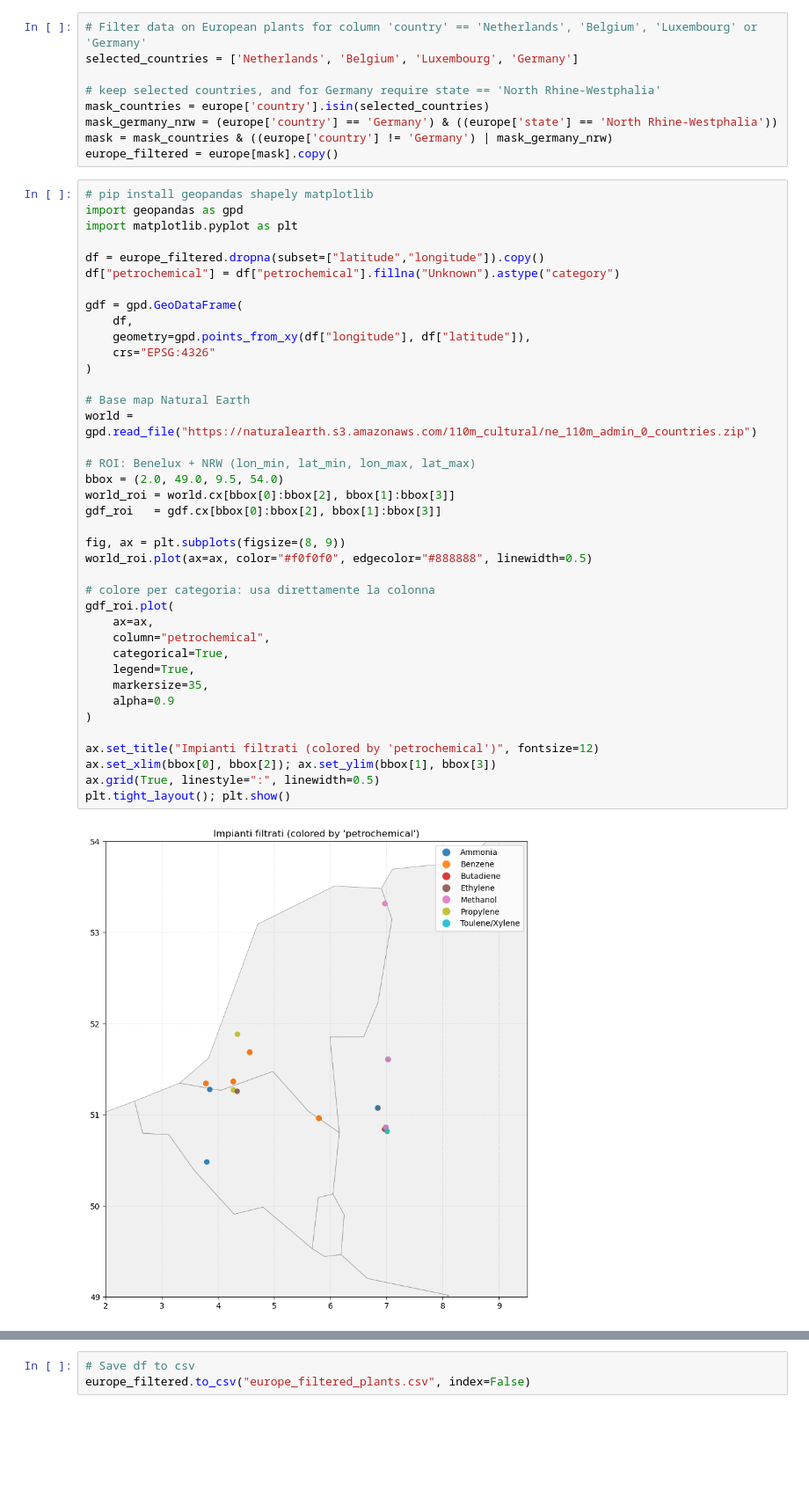
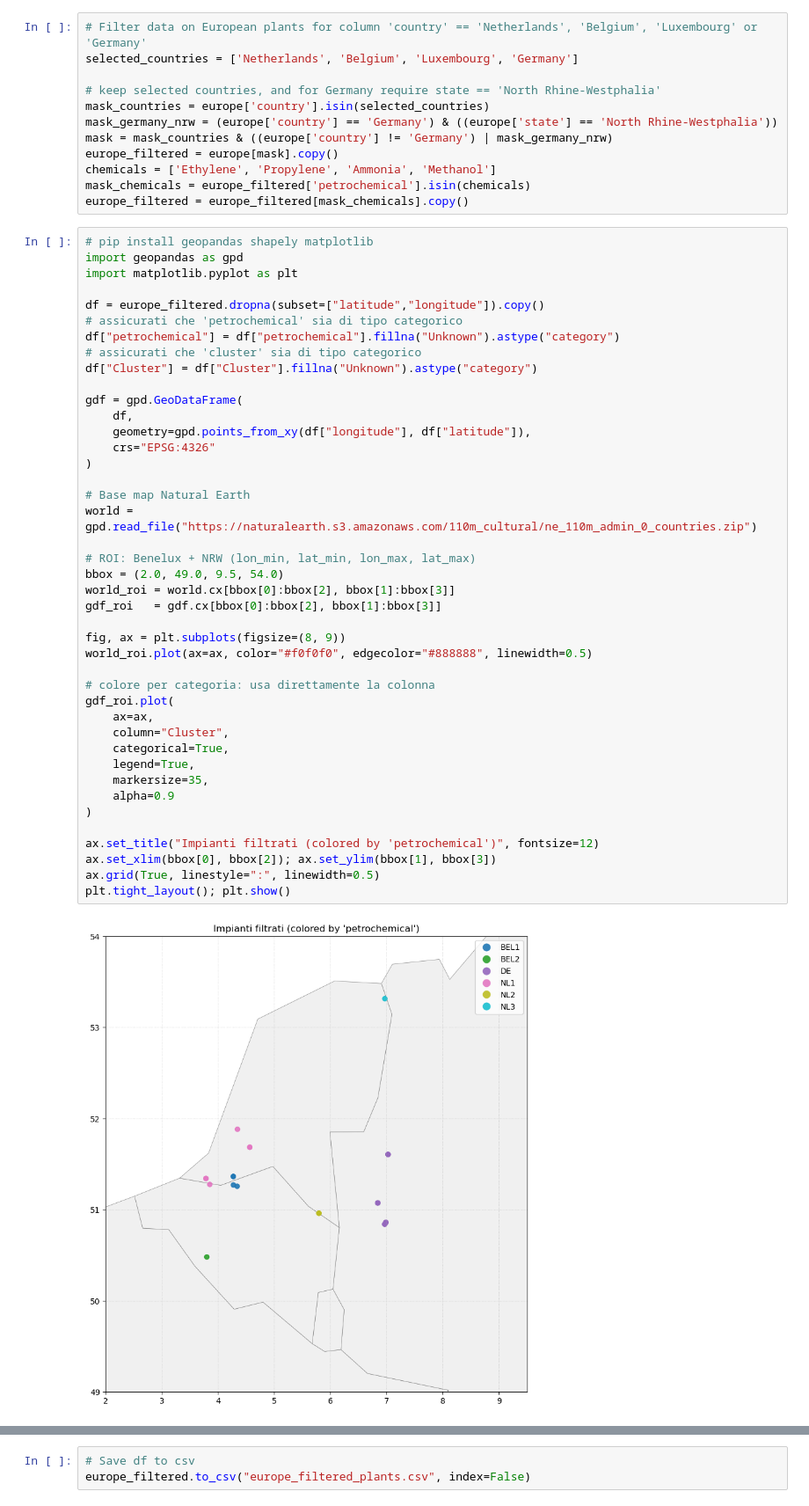
Before and after one commit to AlessandroMagnino/AdOpT-NET0_my, a Jupyter notebook: plants_data/plants_maps.ipynb, the cells around one changed output, grey strips where cells are left out. Shown at 88% size. Saved outputs shown, nothing was run; the diff lists cells and outputs as text; blank space fills up the shorter version.

```diff
--- a/plants_data/plants_maps.ipynb
+++ b/plants_data/plants_maps.ipynb
@@ -42,47 +42,53 @@ mask_countries = europe['country'].isin(selected_countries)
 mask_germany_nrw = (europe['country'] == 'Germany') & ((europe['state'] == 'North Rhine-Westphalia'))
 mask = mask_countries & ((europe['country'] != 'Germany') | mask_germany_nrw)
 europe_filtered = europe[mask].copy()
+chemicals = ['Ethylene', 'Propylene', 'Ammonia', 'Methanol']
+mask_chemicals = europe_filtered['petrochemical'].isin(chemicals)
+europe_filtered = europe_filtered[mask_chemicals].copy()
 # %%
 # pip install geopandas shapely matplotlib
 import geopandas as gpd
 import matplotlib.pyplot as plt
 
 df = europe_filtered.dropna(subset=["latitude","longitude"]).copy()
+# assicurati che 'petrochemical' sia di tipo categorico
 df["petrochemical"] = df["petrochemical"].fillna("Unknown").astype("category")
+# assicurati che 'cluster' sia di tipo categorico
+df["Cluster"] = df["Cluster"].fillna("Unknown").astype("category")
 
 gdf = gpd.GeoDataFrame(
     df,
     geometry=gpd.points_from_xy(df["longitude"], df["latitude"]),
     crs="EPSG:4326"
 )
 
 # Base map Natural Earth
 world = gpd.read_file("https://naturalearth.s3.amazonaws.com/110m_cultural/ne_110m_admin_0_countries.zip")
 
 # ROI: Benelux + NRW (lon_min, lat_min, lon_max, lat_max)
 bbox = (2.0, 49.0, 9.5, 54.0)
 world_roi = world.cx[bbox[0]:bbox[2], bbox[1]:bbox[3]]
 gdf_roi   = gdf.cx[bbox[0]:bbox[2], bbox[1]:bbox[3]]
 
 fig, ax = plt.subplots(figsize=(8, 9))
 world_roi.plot(ax=ax, color="#f0f0f0", edgecolor="#888888", linewidth=0.5)
 
 # colore per categoria: usa direttamente la colonna
 gdf_roi.plot(
     ax=ax,
-    column="petrochemical",
+    column="Cluster",
     categorical=True,
     legend=True,
     markersize=35,
     alpha=0.9
 )
 
 ax.set_title("Impianti filtrati (colored by 'petrochemical')", fontsize=12)
 ax.set_xlim(bbox[0], bbox[2]); ax.set_ylim(bbox[1], bbox[3])
 ax.grid(True, linestyle=":", linewidth=0.5)
 plt.tight_layout(); plt.show()
 # %% [output]
-[figure, old version]
+[figure, new version]
 # %%
 # Filter columns that we need
 europe_filtered = europe_filtered[[
```
Also changed, not shown: parts of 3 cells of this notebook, 2 other files.
